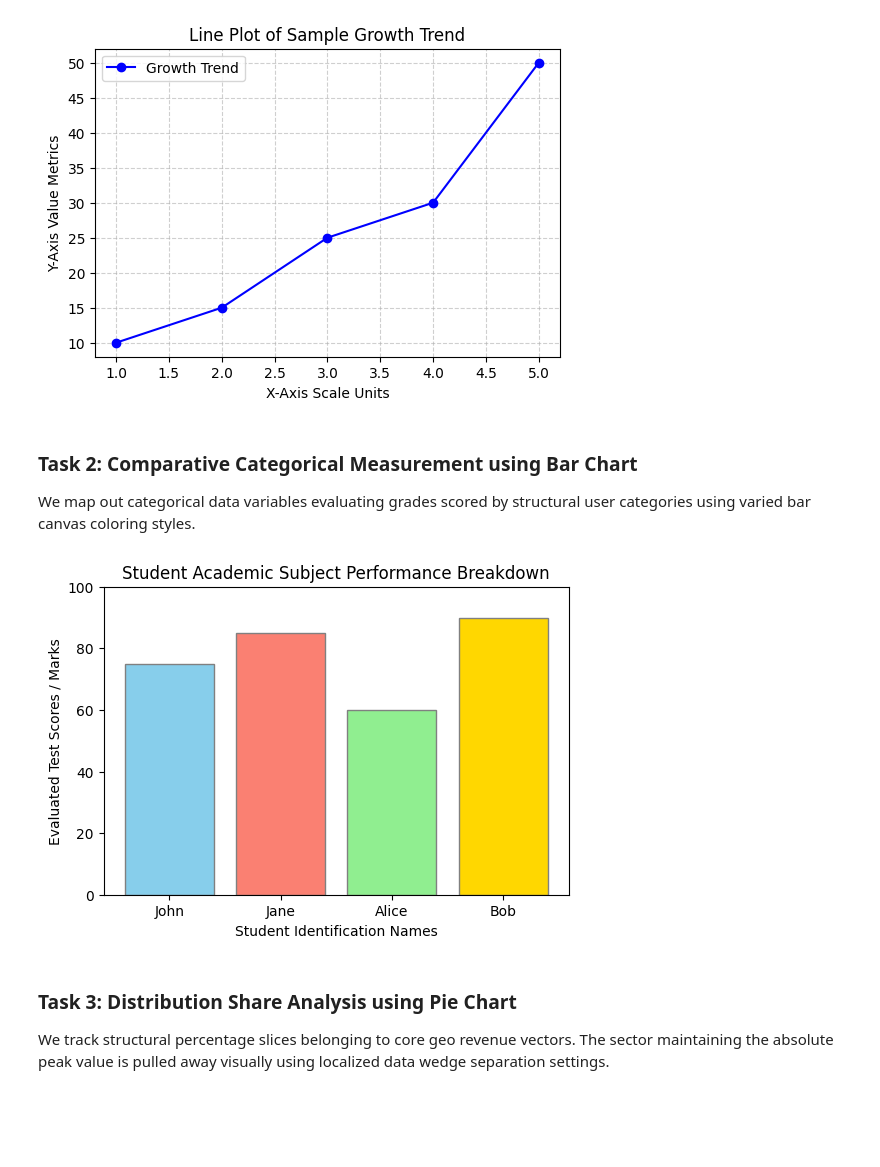
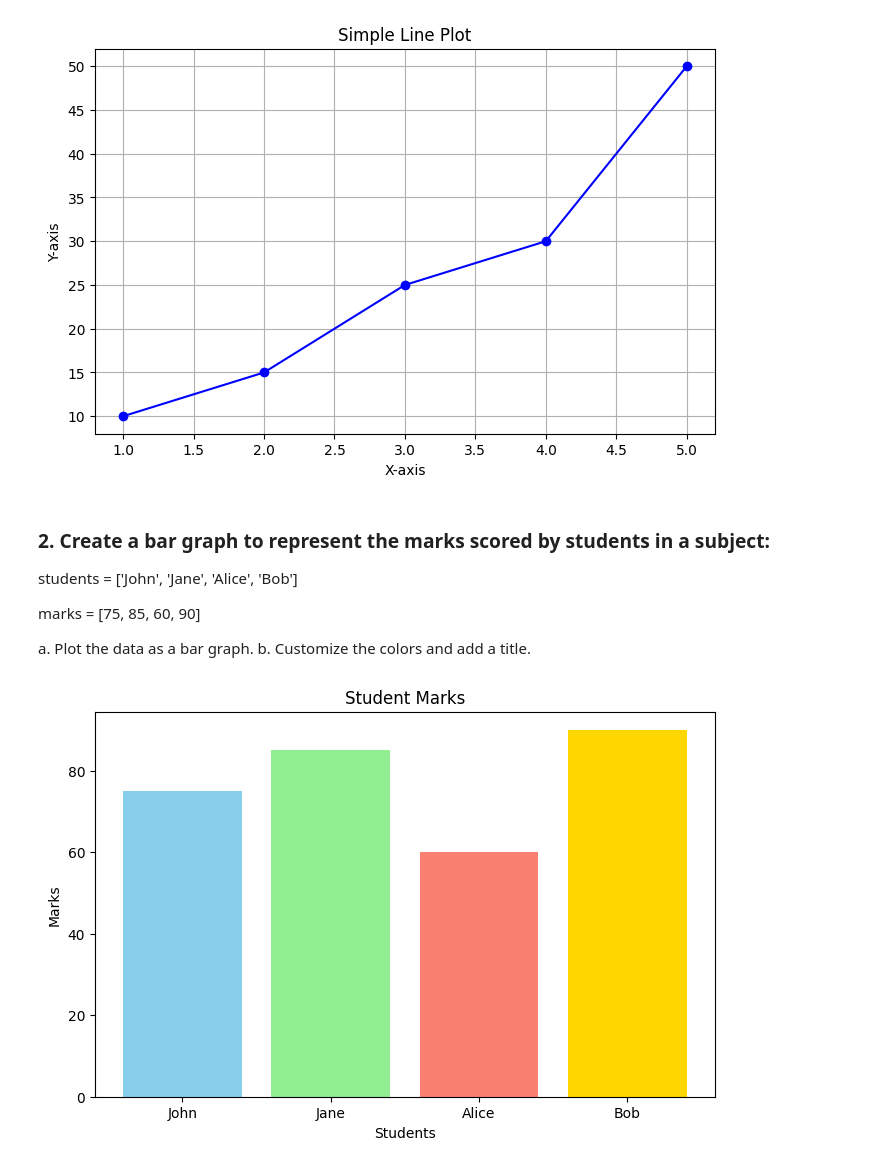
Before and after one commit to Ritesh-456/Tutedude_All_Assaignments, a Jupyter notebook: Assignment_2/matplotlib_assignment.ipynb, the cells around one changed output. Cells and saved outputs as stored; diff of their text form; code cells hidden in the pictures; blank space fills up the shorter version.

```diff
--- a/Assignment_2/matplotlib_assignment.ipynb
+++ b/Assignment_2/matplotlib_assignment.ipynb
@@ -12,46 +12,33 @@ We build a trend line representing a linear continuous timeline distribution coo
 # %%
-# Data coordinates
 x = [1, 2, 3, 4, 5]
 y = [10, 15, 25, 30, 50]
 
-# Plot generation
-plt.figure(figsize=(6, 4))
-plt.plot(x, y, marker='o', linestyle='-', color='b', label='Growth Trend')
-
-# Customizations
-plt.title('Line Plot of Sample Growth Trend')
-plt.xlabel('X-Axis Scale Units')
-plt.ylabel('Y-Axis Value Metrics')
-plt.grid(True, linestyle='--', alpha=0.6)
-plt.legend()
-
-# Display plot
+plt.figure(figsize=(8, 5))
+plt.plot(x, y, marker='o', linestyle='-', color='b')
+plt.title("Simple Line Plot")
+plt.xlabel("X-axis")
+plt.ylabel("Y-axis")
+plt.grid(True)
 plt.show()
 # %% [output]
-[figure, old version]
+[figure, new version]
-# %% [markdown]
-### Task 2: Comparative Categorical Measurement using Bar Chart
-We map out categorical data variables evaluating grades scored by structural user categories using varied bar canvas coloring styles.
+# %% [markdown]
+### 2. Create a bar graph to represent the marks scored by students in a subject:
+students = ['John', 'Jane', 'Alice', 'Bob']
+
+marks = [75, 85, 60, 90]
+
+a. Plot the data as a bar graph.
+b. Customize the colors and add a title.
 # %%
-# Categorical metrics
 students = ['John', 'Jane', 'Alice', 'Bob']
 marks = [75, 85, 60, 90]
 
-# Bar chart configuration
-plt.figure(figsize=(6, 4))
-colors = ['skyblue', 'salmon', 'lightgreen', 'gold']
-plt.bar(students, marks, color=colors, edgecolor='grey')
-
-# Customizations
-plt.title('Student Academic Subject Performance Breakdown')
-plt.xlabel('Student Identification Names')
-plt.ylabel('Evaluated Test Scores / Marks')
-plt.ylim(0, 100)
-
-# Display plot
+plt.figure(figsize=(8, 5))
+plt.bar(students, marks, color=['skyblue', 'lightgreen', 'salmon', 'gold'])
+plt.title("Student Marks")
+plt.xlabel("Students")
+plt.ylabel("Marks")
 plt.show()
 # %% [output]
-[figure, old version]
+[figure, new version]
-# %% [markdown]
-### Task 3: Distribution Share Analysis using Pie Chart
-We track structural percentage slices belonging to core geo revenue vectors. The sector maintaining the absolute peak value is pulled away visually using localized data wedge separation settings.
```
Also changed, not shown: parts of 8 cells of this notebook, 2 other files.
